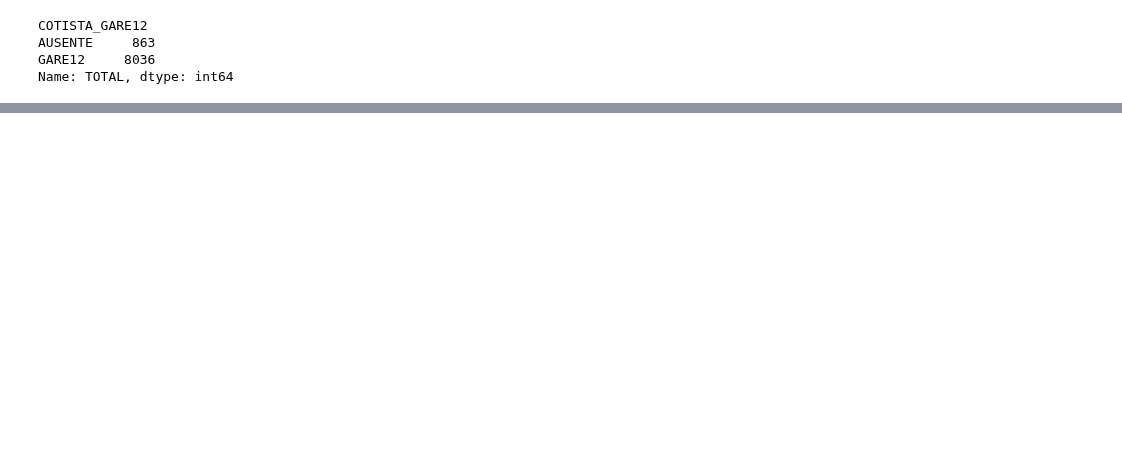
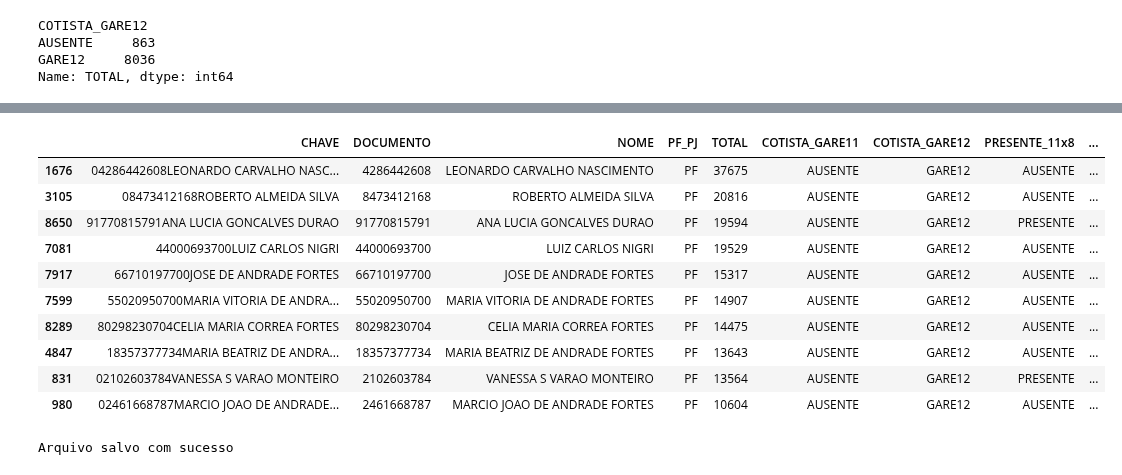
Before and after one commit to LucasFranco-guardian/Relat-rios-Passivo, a Jupyter notebook: Analise_GARE13.ipynb, the cells around one changed output, grey strips where cells are left out. Cells and saved outputs as stored; diff of their text form; code cells hidden in the pictures; blank space fills up the shorter version.

```diff
--- a/Analise_GARE13.ipynb
+++ b/Analise_GARE13.ipynb
@@ -100,0 +149,25 @@ Name: TOTAL, dtype: int64
+# %%
+t10_NC = df_ausente.sort_values(by=['TOTAL'], ascending=False).iloc[:10, :]
+t10_NC
+# %% [output]
+|  | CHAVE | DOCUMENTO | NOME | PF_PJ | TOTAL | COTISTA_GARE11 | COTISTA_GARE12 | PRESENTE_11x8 | ... |
+| 1676 | 04286442608LEONARDO CARVALHO NASC... | 4286442608 | LEONARDO CARVALHO NASCIMENTO | PF | 37675 | AUSENTE | GARE12 | AUSENTE | ... |
+| 3105 | 08473412168ROBERTO ALMEIDA SILVA | 8473412168 | ROBERTO ALMEIDA SILVA | PF | 20816 | AUSENTE | GARE12 | AUSENTE | ... |
+| 8650 | 91770815791ANA LUCIA GONCALVES DURAO | 91770815791 | ANA LUCIA GONCALVES DURAO | PF | 19594 | AUSENTE | GARE12 | PRESENTE | ... |
+| 7081 | 44000693700LUIZ CARLOS NIGRI | 44000693700 | LUIZ CARLOS NIGRI | PF | 19529 | AUSENTE | GARE12 | AUSENTE | ... |
+| 7917 | 66710197700JOSE DE ANDRADE FORTES | 66710197700 | JOSE DE ANDRADE FORTES | PF | 15317 | AUSENTE | GARE12 | AUSENTE | ... |
+| 7599 | 55020950700MARIA VITORIA DE ANDRA... | 55020950700 | MARIA VITORIA DE ANDRADE FORTES | PF | 14907 | AUSENTE | GARE12 | AUSENTE | ... |
+| 8289 | 80298230704CELIA MARIA CORREA FORTES | 80298230704 | CELIA MARIA CORREA FORTES | PF | 14475 | AUSENTE | GARE12 | AUSENTE | ... |
+| 4847 | 18357377734MARIA BEATRIZ DE ANDRA... | 18357377734 | MARIA BEATRIZ DE ANDRADE FORTES | PF | 13643 | AUSENTE | GARE12 | AUSENTE | ... |
+| 831 | 02102603784VANESSA S VARAO MONTEIRO | 2102603784 | VANESSA S VARAO MONTEIRO | PF | 13564 | AUSENTE | GARE12 | PRESENTE | ... |
+| 980 | 02461668787MARCIO JOAO DE ANDRADE... | 2461668787 | MARCIO JOAO DE ANDRADE FORTES | PF | 10604 | AUSENTE | GARE12 | AUSENTE | ... |
+# %%
+pasta_destino = r'G:\.shortcut-targets-by-id\1YZLLTFOuLniE6hO7WNHXl2c3MSa4TOv6\X. GAME11\GUARDIAN Institucional\5. Planejamento & Processos\2. 2023\4. Research\2025\5. Inteligência Passivos Guardian\1. ARQUIVOS B3\BRUTOS\GARE13'
+
+os.makedirs(pasta_destino, exist_ok=True)
+caminho_arq_excel = os.path.join(pasta_destino, 'Gare13_Completo.xlsx')
+df_analise_merge.to_excel(caminho_arq_excel, index=False)
+
+print('Arquivo salvo com sucesso')
+# %% [output]
+Arquivo salvo com sucesso
```
Also changed, not shown: parts of 8 cells of this notebook, 4 other files.
